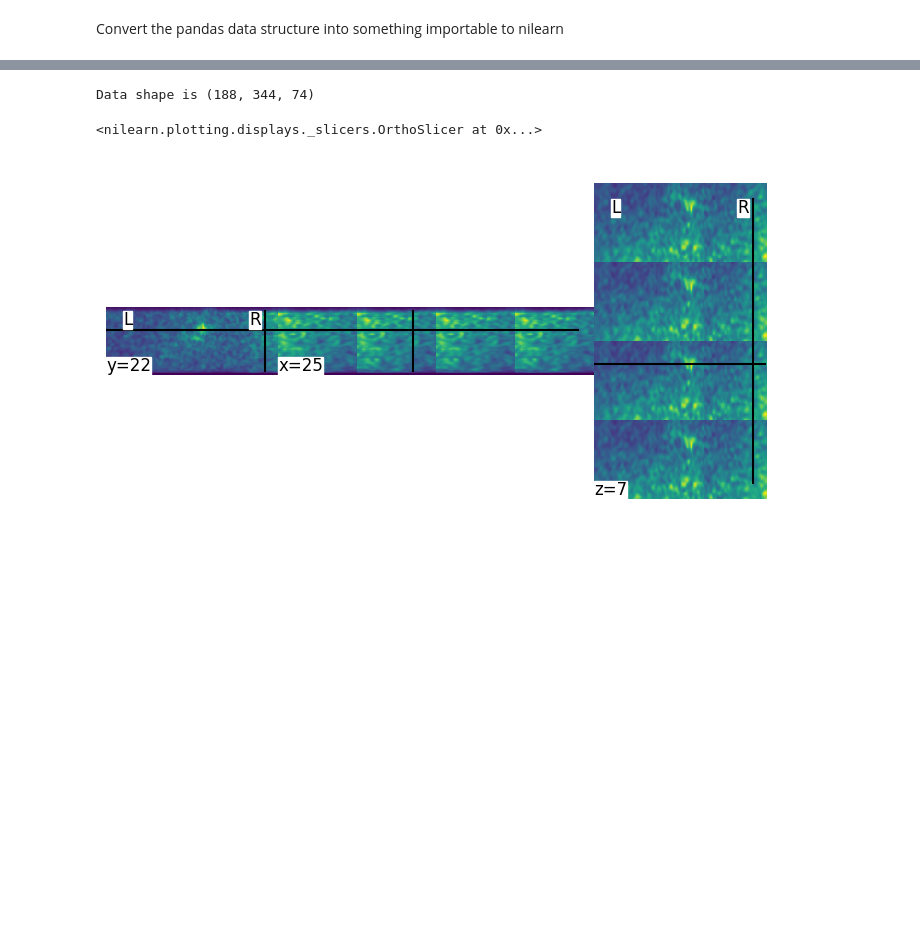
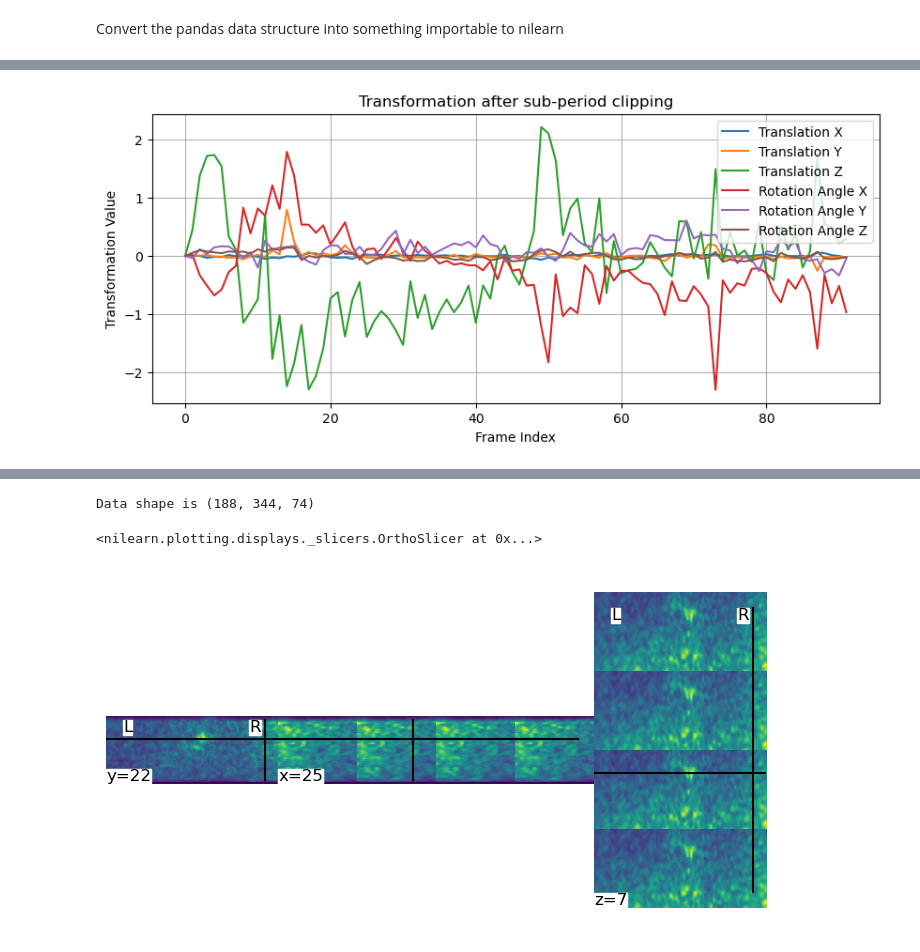
Before and after one commit to ClaireNastaskin/processing_fusi, a Jupyter notebook: Experiments/process_3D_UCLA_eventstream.ipynb, the cells around one changed output, grey strips where cells are left out. Saved outputs shown, nothing was run; the diff lists cells and outputs as text; code cells hidden in the pictures; blank space fills up the shorter version.

```diff
--- a/Experiments/process_3D_UCLA_eventstream.ipynb
+++ b/Experiments/process_3D_UCLA_eventstream.ipynb
@@ -205,0 +153,96 @@ Text(0, 0.5, 'Average Intensity')
+# %%
+################################################################################
+#     Remove extreme outliers (from Doppler and Transformation time courses)   #
+################################################################################
+
+remove_extreme_outliers = True
+
+###############################################
+#  Define a quite time period to compare to   #
+###############################################
+window_size = int(0.1 * len(average_over_time))
+min_avg = float('inf')
+min_start = 0
+for i in range(len(average_over_time) - window_size): # Find period with smallest average by sliding window
+    window_avg = np.mean(average_over_time[i:i+window_size])
+    if window_avg < min_avg:
+        min_avg = window_avg
+        min_start = i
+quiet_time_period = [min_start, min_start + window_size]
+
+
+################################################
+### Identify outliers in doppler signal ###
+################################################
+mean_quiet_time_period = np.mean(average_over_time[quiet_time_period[0]:quiet_time_period[1]])
+std_quiet_time_period = np.std(average_over_time[quiet_time_period[0]:quiet_time_period[1]])
+
+skip_frames = []
+for i in range(fusi_data.shape[3]):
+    if np.abs(average_over_time[i] - mean_quiet_time_period) > 10*std_quiet_time_period:
+        skip_frames = skip_frames + [i]
+
+
+
+##################################################
+### Identify outliers in transformation signal ###
+##################################################
+skip_frames_trans = []
+for t in range(transformations.shape[0]):
+    trans = transformations[t, :]
+    mean_trans_time_period = np.mean(trans[quiet_time_period[0]:quiet_time_period[1]])
+    std_trans_time_period = np.std(trans[quiet_time_period[0]:quiet_time_period[1]])
+
+    for i in range(fusi_data.shape[3]):
+        if np.abs(trans[i] - mean_trans_time_period) > 10*std_trans_time_period:
+            skip_frames = skip_frames + [i]
+
+skip_frames = list(set(skip_frames)) # Remove duplicates from skip_frames by converting to set and back to list
+skip_frames = sorted(skip_frames) # Sort skip_frames_trans in ascending order
+print(skip_frames)
+
+
+
+##################################################
+## Remove outliers from fusi_data and fusi_info ##
+################################################
+
+frames_to_keep = [i for i in range(fusi_data.shape[3]) if i not in skip_frames] # Sub-period of fusi_data
+ # Sub-period of fusi_data
+fusi_data_sub_period = fusi_data[:, :, :, frames_to_keep]
+fusi_info_sub_period = fusi_info.iloc[frames_to_keep]
+# Select a sub-period of probe_events based on indices
+probe_events_sub_period = probe_events.iloc[frames_to_keep].reset_index(drop=True)
+
+# Filter task_info based on the sub-period range for time_stamp data of probe_events_sub_period
+task_events_sub = task_events[
+    (task_events['onset'] >= probe_events_sub_period.time_stamp.iloc[0]) &
+    (task_events['onset'] <= probe_events_sub_period.time_stamp.iloc[-1])  # iloc[-1] for last value
+].reset_index(drop=True)
+
+if apply_image_registration:
+    # Sub-period of transformations
+    transformations_sub_period = transformations[:, frames_to_keep]
+    print(transformations_sub_period.shape)
+
+    plt.figure(figsize=(10, 4))
+    plt.plot(transformations_sub_period[0, :]*0.1, label='Translation X')
+    plt.plot(transformations_sub_period[1, :]*0.1, label='Translation Y')
+    plt.plot(transformations_sub_period[2, :]*0.1, label='Translation Z')
+    plt.plot(transformations_sub_period[3, :]*180/np.pi, label='Rotation Angle X')
+    plt.plot(transformations_sub_period[4, :]*180/np.pi, label='Rotation Angle Y')
+    plt.plot(transformations_sub_period[5, :]*180/np.pi, label='Rotation Angle Z')
+    plt.title('Transformation after sub-period clipping')
+    plt.xlabel('Frame Index')
+    plt.ylabel('Transformation Value')
+    plt.legend()
+    plt.grid(True)
+    plt.show()
+
+
+average_over_time_sub_period = np.mean(fusi_data_sub_period, axis=(0, 1, 2))
+plt.plot(average_over_time_sub_period)
+plt.title('Doppler Intensity after cropping of doppler outliers')
+plt.xlabel('Frame #')
+plt.ylabel('Average Intensity')
+# %% [output]
@@ -205,0 +251 @@ Text(0, 0.5, 'Average Intensity')
+[figure, added]
```
Also changed, not shown: parts of 17 cells of this notebook, 1 other file.
